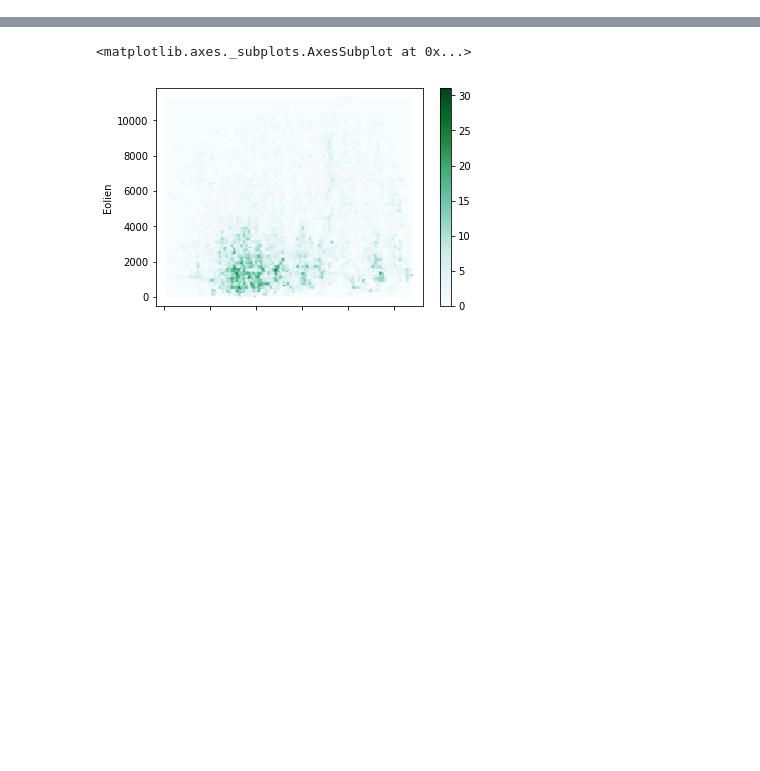
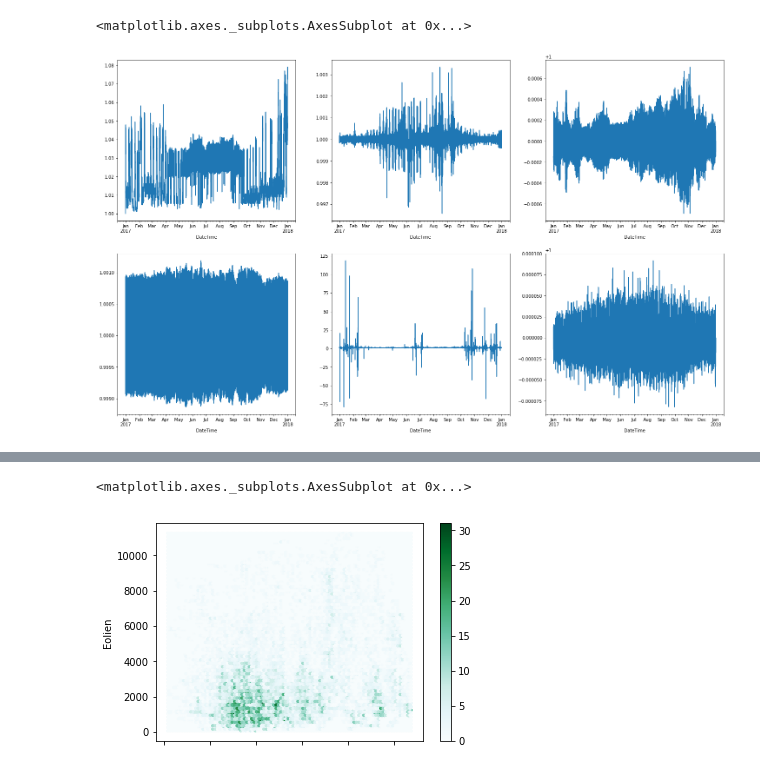
Before and after one commit to ebusato/EnergyAnalysis, a Jupyter notebook: EnergyAnalysis_RTE.ipynb, the cells around one changed output, grey strips where cells are left out. Cells and saved outputs as stored; diff of their text form; code cells hidden in the pictures; blank space fills up the shorter version.

```diff
--- a/EnergyAnalysis_RTE.ipynb
+++ b/EnergyAnalysis_RTE.ipynb
@@ -35,3 +44,15 @@ df3.head()
+# %%
+fig, axes = plt.subplots(nrows=2, ncols=3,figsize=(25,15))
+
+(df3['Fioul']/df3['FioulReCalc']).plot(ax=axes[0,0])
+(df3['Gaz']/df3['GazReCalc']).plot(ax=axes[0,1])
+(df3['Hydraulique']/df3['HydrauliqueReCalc']).plot(ax=axes[0,2])
+(df3['Bioenergies']/df3['BioenergiesReCalc']).plot(ax=axes[1,0])
+(df3['EchPhysiques']/df3['EchPhysiquesReCalc']).plot(ax=axes[1,1])
+(df3['Consommation']/df3['ConsommationReCalc']).plot(ax=axes[1,2])
+# %% [output]
+<matplotlib.axes._subplots.AxesSubplot at 0x...>
+[figure, added]
 # %%
 #df4 = df3.loc[:, 'Fioul' : 'Bioenergies']
 
```
Also changed, not shown: parts of 4 cells of this notebook, 1 other file.
